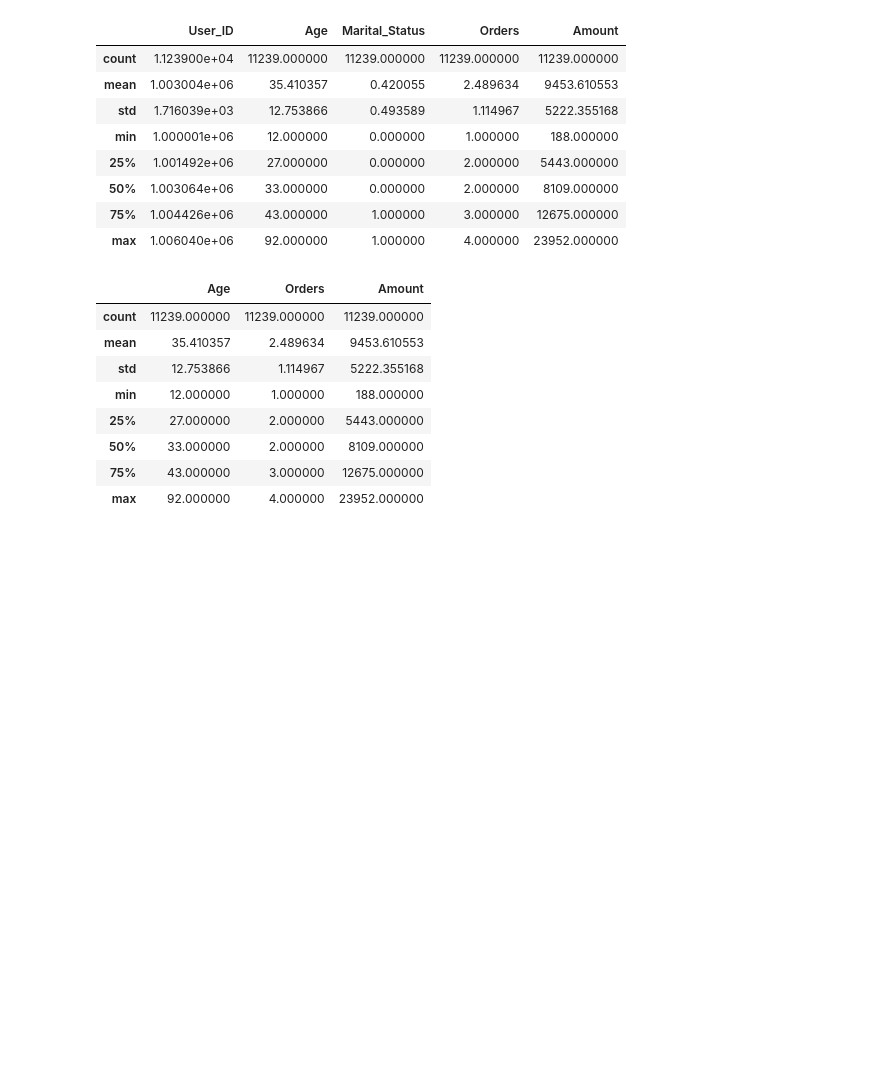
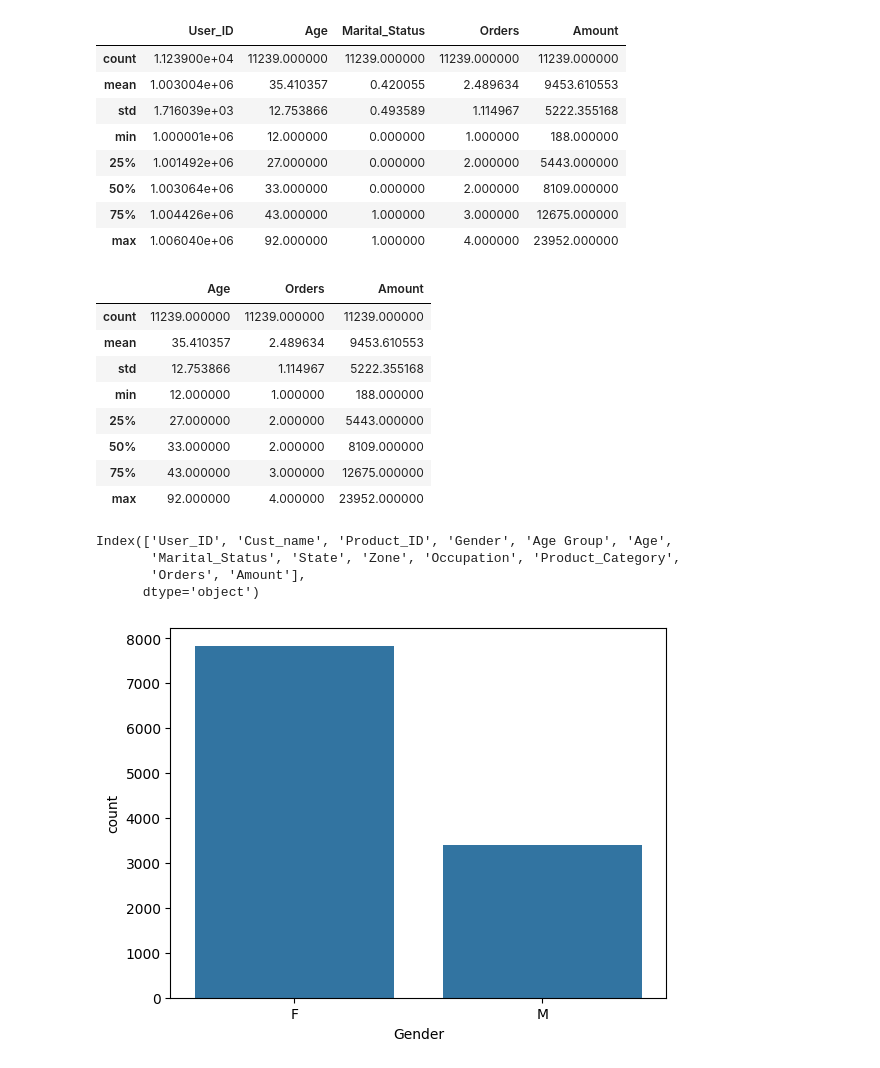
Before and after one commit to Devu0503/sales_data_analysis, a Jupyter notebook: python.ipynb, the cells around one changed output. Drawn from its saved outputs; the diff is of its cells as text; code cells hidden in the pictures; blank space fills up the shorter version.

```diff
--- a/python.ipynb
+++ b/python.ipynb
@@ -321,3 +289,14 @@ df[['Age','Orders','Amount']].describe()
 | 50% | 33.000000 | 2.000000 | 8109.000000 |
 | 75% | 43.000000 | 3.000000 | 12675.000000 |
 | max | 92.000000 | 4.000000 | 23952.000000 |
+# %%
+df.columns
+# %% [output]
+Index(['User_ID', 'Cust_name', 'Product_ID', 'Gender', 'Age Group', 'Age',
+       'Marital_Status', 'State', 'Zone', 'Occupation', 'Product_Category',
+       'Orders', 'Amount'],
+      dtype='object')
+# %%
+ax= pns.countplot(x='Gender',data=df)
+# %% [output]
+[figure, added]
```
Also changed, not shown: parts of 21 cells of this notebook.
